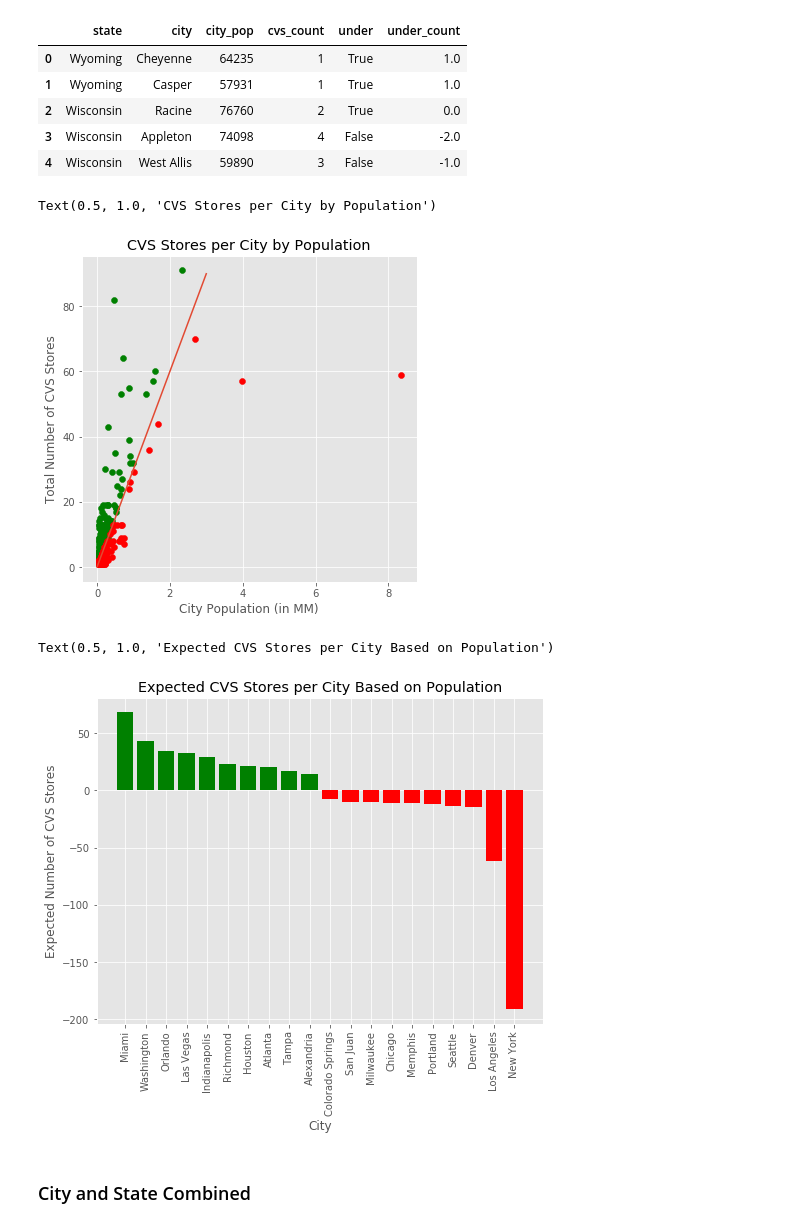
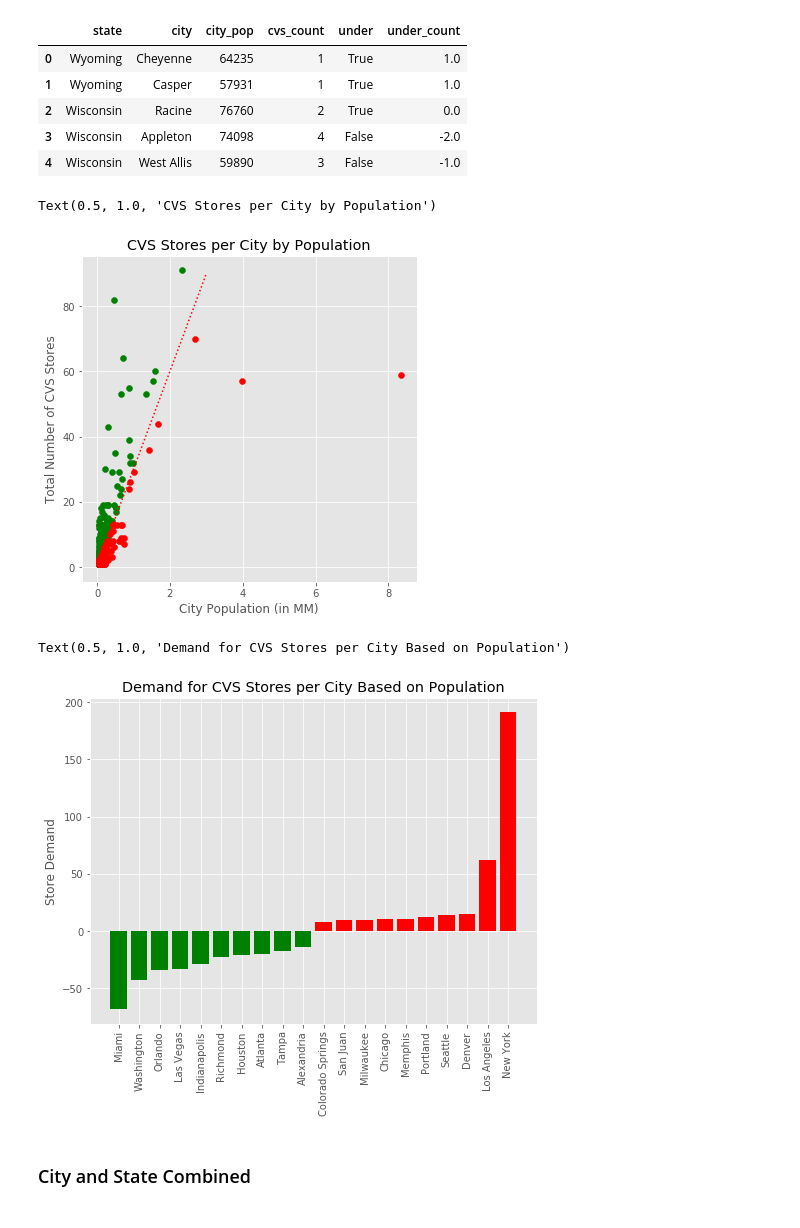
Before and after one commit to cheetahskita/dsa-projects, a Jupyter notebook: 1-web-scraping/CVS_Graphics.ipynb, the cells around one changed output. Drawn from its saved outputs; the diff is of its cells as text; code cells hidden in the pictures.

```diff
--- a/1-web-scraping/CVS_Graphics.ipynb
+++ b/1-web-scraping/CVS_Graphics.ipynb
@@ -87,31 +103,31 @@ plt.scatter(red_cities['city_pop']/1e6, red_cities['cvs_count'], c='r')
 # for i, txt in enumerate(red_states.state):
 #     ax.annotate(txt, (red_states['state_pop'][i], red_states['cvs_count'][i]), size=6)
 
-plt.plot(trendline[0],trendline[1])
+plt.plot(trendline[0],trendline[1], 'r:')
 
 plt.xlabel('City Population (in MM)')
 plt.ylabel('Total Number of CVS Stores')
 plt.title('CVS Stores per City by Population')
 # %% [output]
 Text(0.5, 1.0, 'CVS Stores per City by Population')
-[figure, old version]
+[figure, new version]
 # %%
 green_cities = df_cities.sort_values('under_count')[0:10]
 red_cities = df_cities.sort_values('under_count')[-10:]
 
 fig, ax = plt.subplots(figsize=(8, 6))
-ax.bar(green_cities['city'],-green_cities['under_count'],color='g')
+ax.bar(green_cities['city'],green_cities['under_count'],color='g')
 # ax.set_xticklabels(green_states['state'], rotation=90, ha='center')
 
-ax.bar(red_cities['city'],-red_cities['under_count'],color='r')
+ax.bar(red_cities['city'],red_cities['under_count'],color='r')
 ax.set_xticklabels(pd.concat([green_cities['city'],red_cities['city']]), rotation=90, ha='center')
 
-plt.xlabel('City')
-plt.ylabel('Expected Number of CVS Stores')
-plt.title('Expected CVS Stores per City Based on Population')
+# plt.xlabel('City')
+plt.ylabel('Store Demand')
+plt.title('Demand for CVS Stores per City Based on Population')
 # %% [output]
-Text(0.5, 1.0, 'Expected CVS Stores per City Based on Population')
+Text(0.5, 1.0, 'Demand for CVS Stores per City Based on Population')
-[figure, old version]
+[figure, new version]
 # %% [markdown]
 ### City and State Combined
 # %%
```
Also changed, not shown: parts of 6 cells of this notebook, 1 other file.
